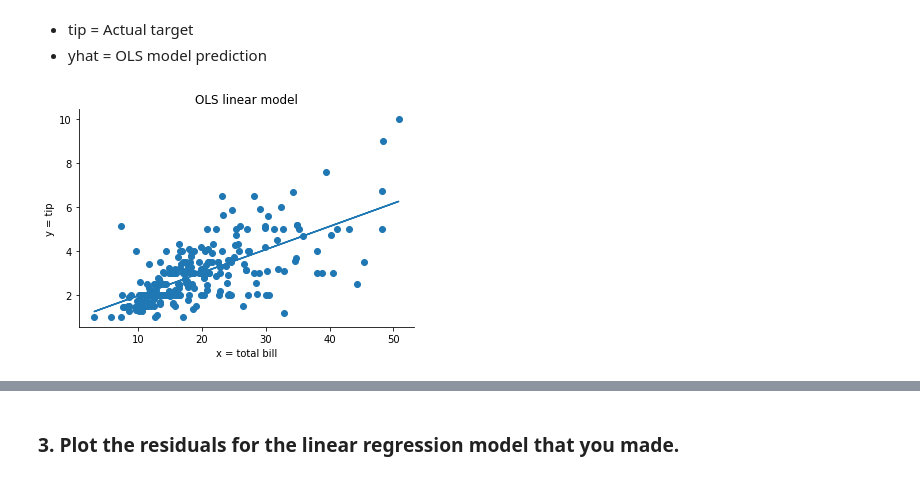
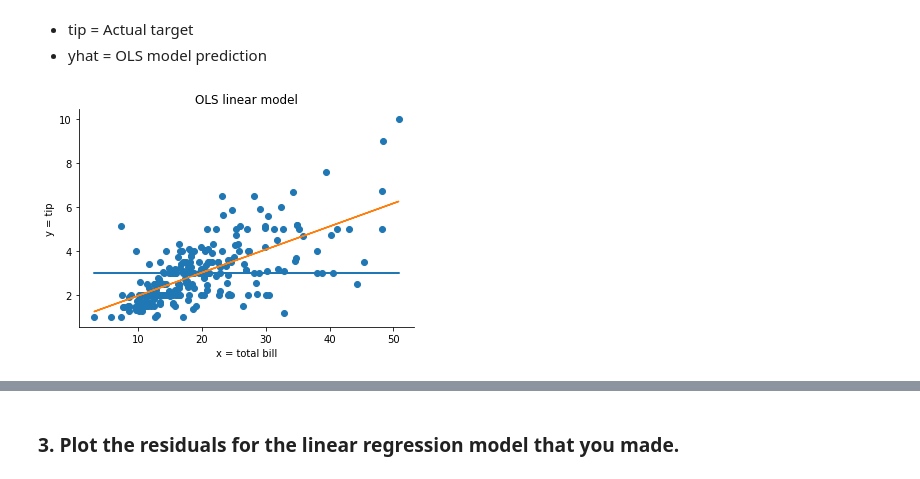
Before and after one commit to rajaramgautam/regression-exercises, a Jupyter notebook: evaluate.ipynb, the cells around one changed output, grey strips where cells are left out. Cells and saved outputs as stored; diff of their text form; code cells hidden in the pictures.

```diff
--- a/evaluate.ipynb
+++ b/evaluate.ipynb
@@ -166,9 +168,10 @@ df
 # %%
 # visualize the line of best fit from OLS linear model
 plt.scatter(df.total_bill, df.tip)
+plt.plot(df.total_bill, df.yhat_baseline)
 plt.plot(df.total_bill, df.yhat)
 plt.xlabel('x = total bill')
 plt.ylabel('y = tip')
 plt.title('OLS linear model');
 # %% [output]
-[figure, old version]
+[figure, new version]
```
Also changed, not shown: parts of 31 cells of this notebook.
